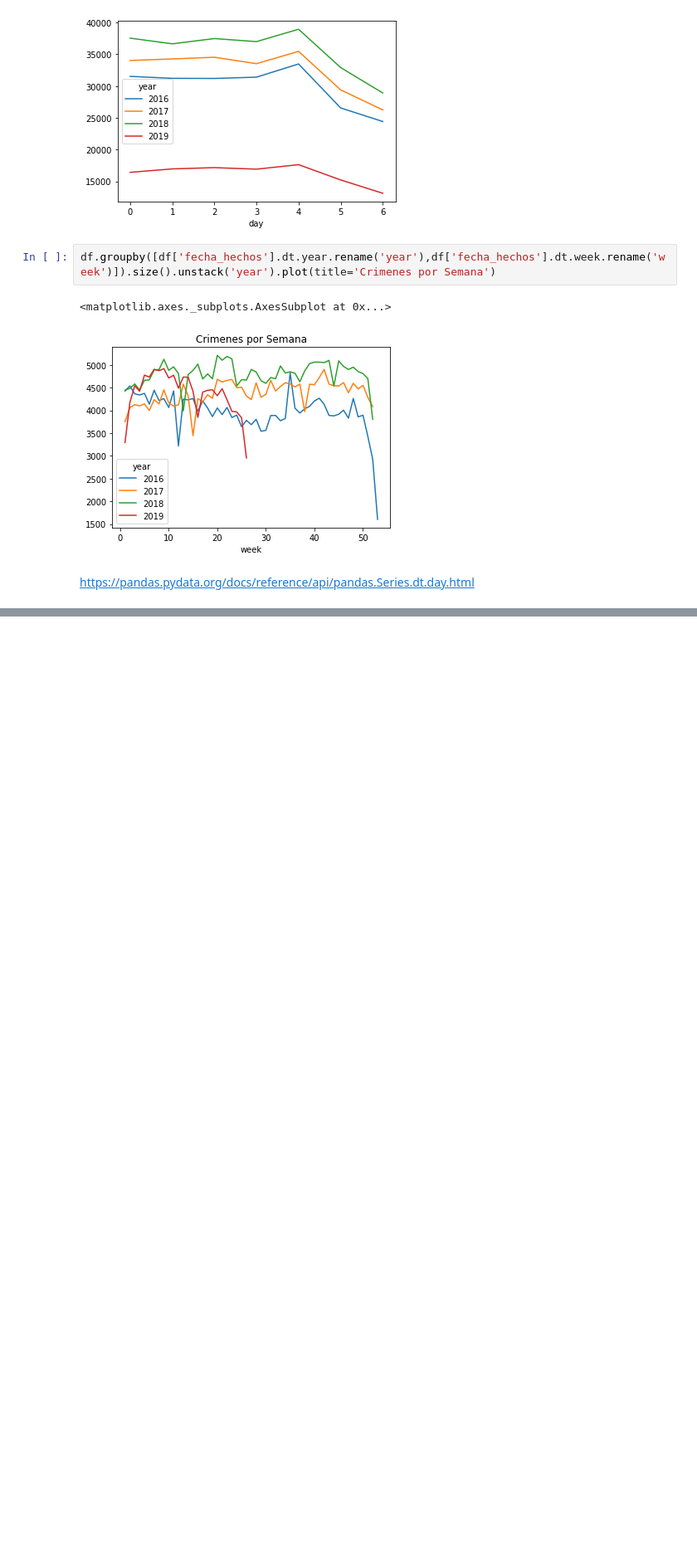
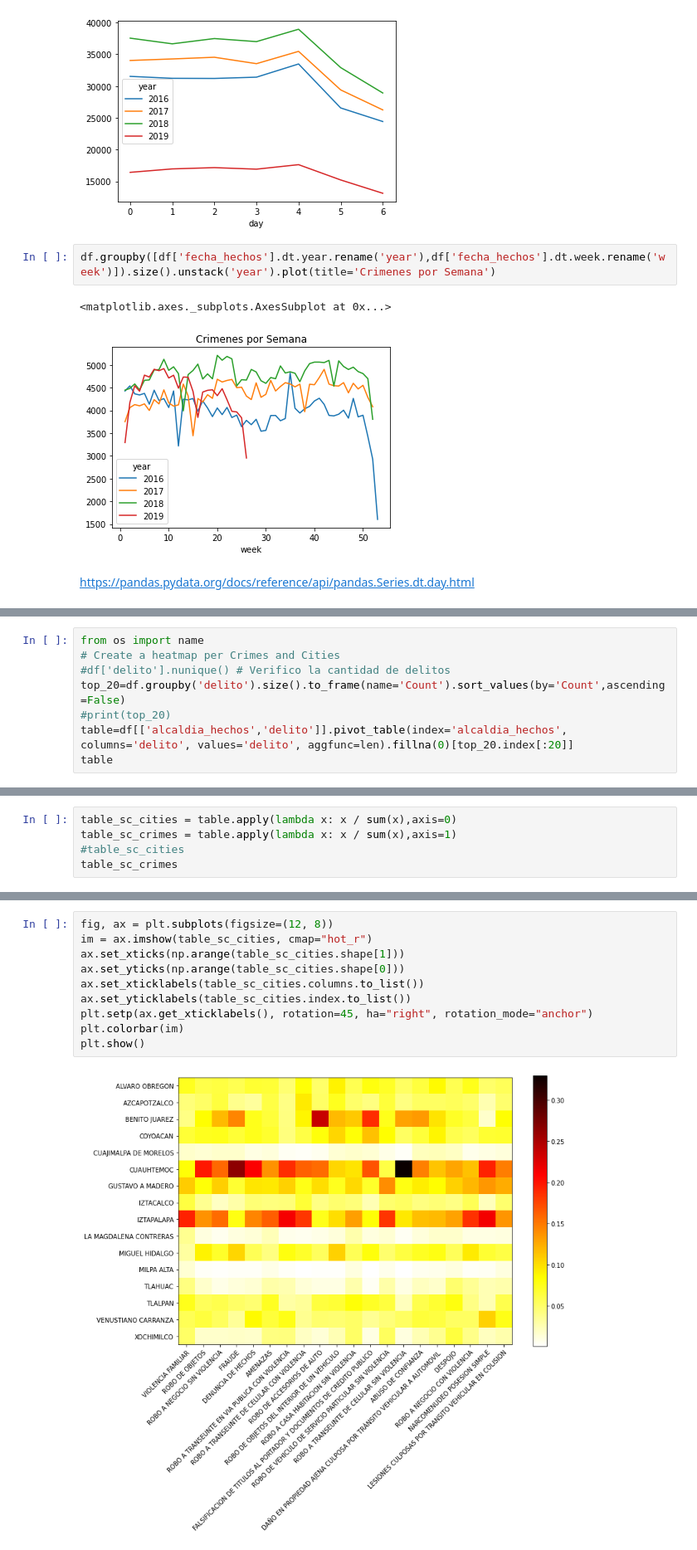
Before and after one commit to xalejandrow/interacting-with-the-twitter-api-project-tutorial, a Jupyter notebook: Crimes_4GKS.ipynb, the cells around one changed output, grey strips where cells are left out. Shown at 83% size. Drawn from its saved outputs; the diff is of its cells as text; blank space fills up the shorter version.

```diff
--- a/Crimes_4GKS.ipynb
+++ b/Crimes_4GKS.ipynb
@@ -355,0 +380,8 @@ https://pandas.pydata.org/docs/reference/api/pandas.Series.dt.day.html
+# %%
+from os import name
+# Create a heatmap per Crimes and Cities
+#df['delito'].nunique() # Verifico la cantidad de delitos
+top_20=df.groupby('delito').size().to_frame(name='Count').sort_values(by='Count',ascending=False)
+#print(top_20)
+table=df[['alcaldia_hechos','delito']].pivot_table(index='alcaldia_hechos', columns='delito', values='delito', aggfunc=len).fillna(0)[top_20.index[:20]]
+table
@@ -355,0 +407,5 @@ https://pandas.pydata.org/docs/reference/api/pandas.Series.dt.day.html
+# %%
+table_sc_cities = table.apply(lambda x: x / sum(x),axis=0)
+table_sc_crimes = table.apply(lambda x: x / sum(x),axis=1)
+#table_sc_cities
+table_sc_crimes
@@ -355,0 +431,12 @@ https://pandas.pydata.org/docs/reference/api/pandas.Series.dt.day.html
+# %%
+fig, ax = plt.subplots(figsize=(12, 8))
+im = ax.imshow(table_sc_cities, cmap="hot_r")
+ax.set_xticks(np.arange(table_sc_cities.shape[1]))
+ax.set_yticks(np.arange(table_sc_cities.shape[0]))
+ax.set_xticklabels(table_sc_cities.columns.to_list())
+ax.set_yticklabels(table_sc_cities.index.to_list())
+plt.setp(ax.get_xticklabels(), rotation=45, ha="right", rotation_mode="anchor")
+plt.colorbar(im)
+plt.show()
+# %% [output]
+[figure, added]
```
Also changed, not shown: parts of 10 cells of this notebook.
